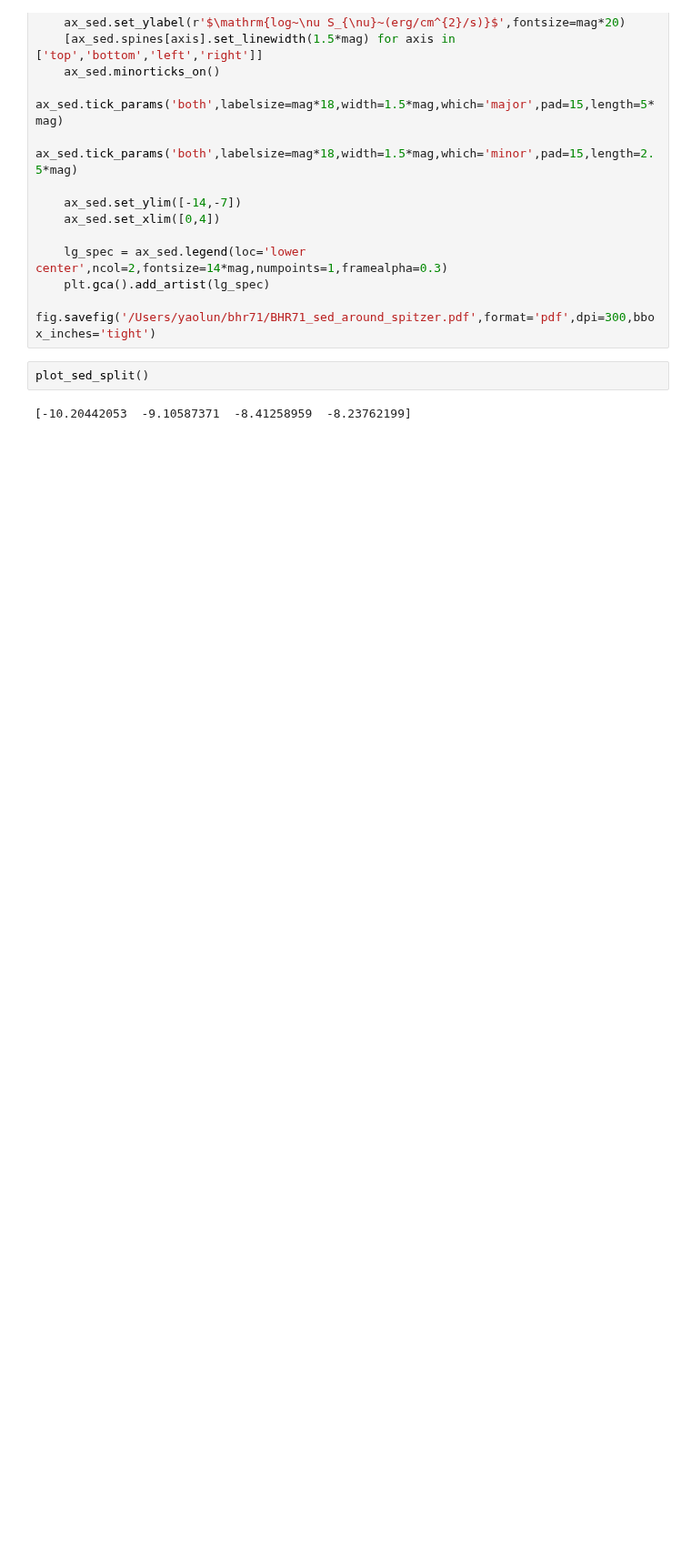
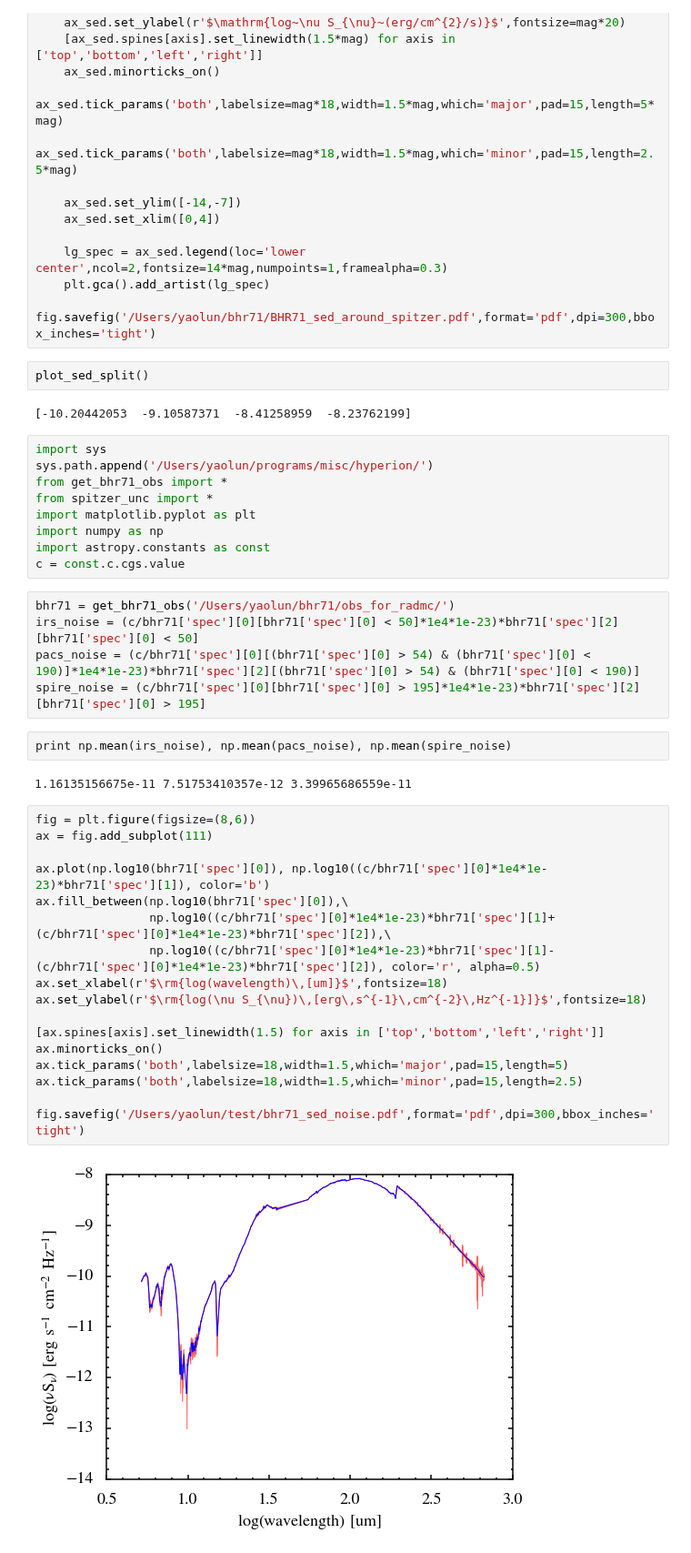
Before and after one commit to yaolun/misc, a Jupyter notebook: plot_spectrum.ipynb, the cells around one changed output. Shown at 91% size. Drawn from its saved outputs; the diff is of its cells as text; blank space fills up the shorter version.

```diff
--- a/plot_spectrum.ipynb
+++ b/plot_spectrum.ipynb
@@ -384,3 +386,40 @@ def plot_sed_split(obj='BHR71',mag=1.5):
 plot_sed_split()
 # %% [output]
 [-10.20442053  -9.10587371  -8.41258959  -8.23762199]
+# %%
+import sys
+sys.path.append('/Users/yaolun/programs/misc/hyperion/')
+from get_bhr71_obs import *
+from spitzer_unc import *
+import matplotlib.pyplot as plt
+import numpy as np
+import astropy.constants as const
+c = const.c.cgs.value
+# %%
+bhr71 = get_bhr71_obs('/Users/yaolun/bhr71/obs_for_radmc/')
+irs_noise = (c/bhr71['spec'][0][bhr71['spec'][0] < 50]*1e4*1e-23)*bhr71['spec'][2][bhr71['spec'][0] < 50]
+pacs_noise = (c/bhr71['spec'][0][(bhr71['spec'][0] > 54) & (bhr71['spec'][0] < 190)]*1e4*1e-23)*bhr71['spec'][2][(bhr71['spec'][0] > 54) & (bhr71['spec'][0] < 190)]
+spire_noise = (c/bhr71['spec'][0][bhr71['spec'][0] > 195]*1e4*1e-23)*bhr71['spec'][2][bhr71['spec'][0] > 195]
+# %%
+print np.mean(irs_noise), np.mean(pacs_noise), np.mean(spire_noise)
+# %% [output]
+1.16135156675e-11 7.51753410357e-12 3.39965686559e-11
+# %%
+fig = plt.figure(figsize=(8,6))
+ax = fig.add_subplot(111)
+
+ax.plot(np.log10(bhr71['spec'][0]), np.log10((c/bhr71['spec'][0]*1e4*1e-23)*bhr71['spec'][1]), color='b')
+ax.fill_between(np.log10(bhr71['spec'][0]),\
+                np.log10((c/bhr71['spec'][0]*1e4*1e-23)*bhr71['spec'][1]+(c/bhr71['spec'][0]*1e4*1e-23)*bhr71['spec'][2]),\
+                np.log10((c/bhr71['spec'][0]*1e4*1e-23)*bhr71['spec'][1]-(c/bhr71['spec'][0]*1e4*1e-23)*bhr71['spec'][2]), color='r', alpha=0.5)
+ax.set_xlabel(r'$\rm{log(wavelength)\,[um]}$',fontsize=18)
+ax.set_ylabel(r'$\rm{log(\nu S_{\nu})\,[erg\,s^{-1}\,cm^{-2}\,Hz^{-1}]}$',fontsize=18)
+
+[ax.spines[axis].set_linewidth(1.5) for axis in ['top','bottom','left','right']]
+ax.minorticks_on()
+ax.tick_params('both',labelsize=18,width=1.5,which='major',pad=15,length=5)
+ax.tick_params('both',labelsize=18,width=1.5,which='minor',pad=15,length=2.5)
+
+fig.savefig('/Users/yaolun/test/bhr71_sed_noise.pdf',format='pdf',dpi=300,bbox_inches='tight')
+# %% [output]
+[figure, added]
```
Also changed, not shown: parts of 1 cell of this notebook, 4 other files.
